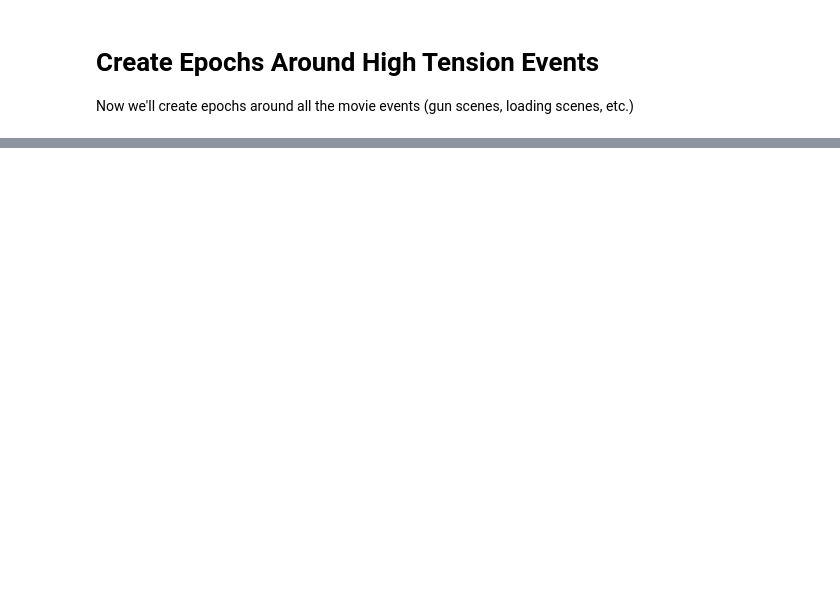
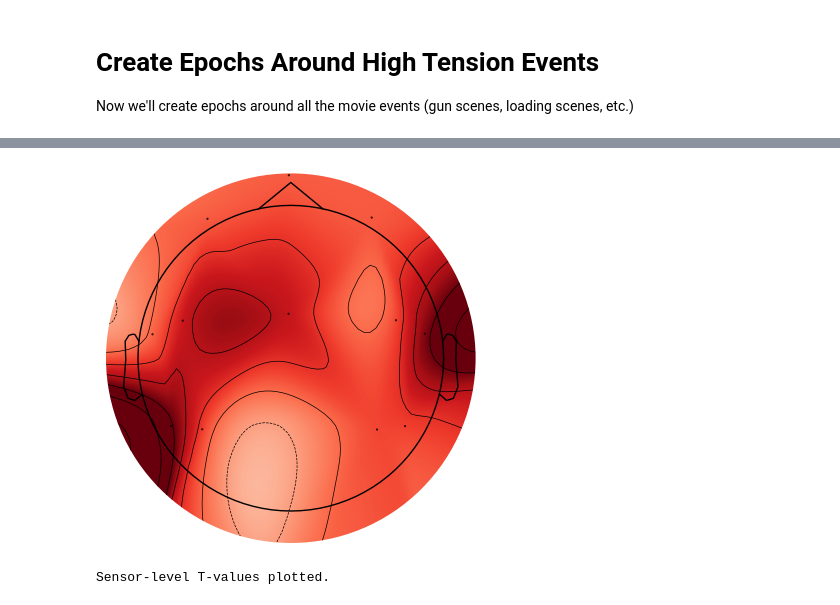
Before and after one commit to zeyus-research/isc-playground, a Jupyter notebook: notebooks/test_eeg_hypyp.ipynb, the cells around one changed output, grey strips where cells are left out. Cells and saved outputs as stored; diff of their text form; code cells hidden in the pictures; blank space fills up the shorter version.

```diff
--- a/notebooks/test_eeg_hypyp.ipynb
+++ b/notebooks/test_eeg_hypyp.ipynb
@@ -898,0 +1254,30 @@ IndexError: index -1 is out of bounds for axis 0 with size 0
+# %%
+
+
+# Compute mean PSD values for each channel across epochs for both participants
+psd1_mean = np.mean(psd1.psd, axis=1)
+psd2_mean = np.mean(psd2.psd, axis=1)
+
+# Combine the means into a single array for the t-test
+X = np.array([psd1_mean, psd2_mean])
+
+# Perform permutation t-test (using MNE) without correction for multiple comparisons
+T_obs, p_values, H0 = mne.stats.permutation_t_test(
+    X=X,
+    n_permutations=5000,
+    tail=0,
+    n_jobs=1
+)
+print('Permutation t-test completed.')
+
+# Alternatively, compute statistical conditions using HyPyP's statsCond function
+statsCondTuple = hyp_stats.statsCond(
+    data=data_psd,
+    epochs=cleaned_epochs_ICA_fixed[0],
+    n_permutations=5000,
+    alpha=0.05
+)
+
+print(statsCondTuple)
+
+print('Statistical condition tuple computed.')
@@ -898,0 +1391,12 @@ IndexError: index -1 is out of bounds for axis 0 with size 0
+# %%
+
+
+# Plot sensor-level T-values using the t-statistics computed earlier
+viz.plot_significant_sensors(
+    T_obs_plot=statsCondTuple.T_obs,
+    epochs=cleaned_epochs_ICA_fixed[0],
+)
+print('Sensor-level T-values plotted.')
+# %% [output]
+[figure, added]
+Sensor-level T-values plotted.
```
Also changed, not shown: parts of 28 cells of this notebook, 3 other files.
